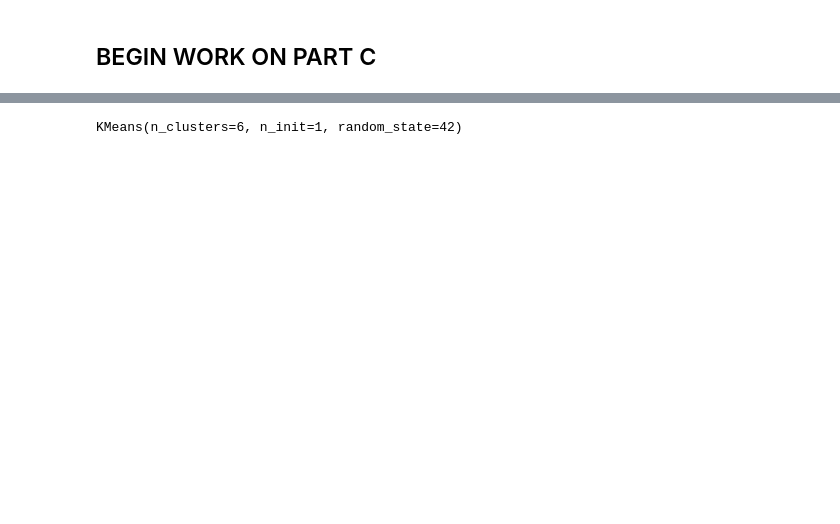
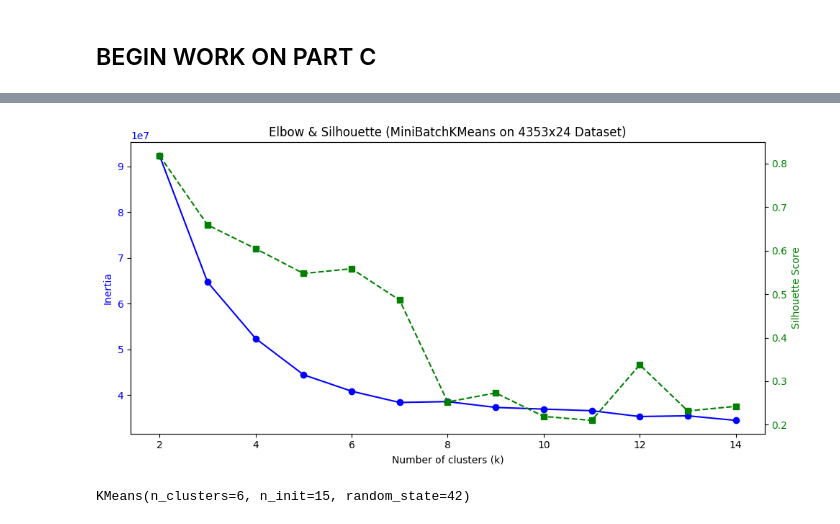
Before and after one commit to z-ferg/UrbanComputingHW, a Jupyter notebook: HW5/q4.ipynb, the cells around one changed output, grey strips where cells are left out. Drawn from its saved outputs; the diff is of its cells as text; code cells hidden in the pictures; blank space fills up the shorter version.

```diff
--- a/HW5/q4.ipynb
+++ b/HW5/q4.ipynb
@@ -215,13 +188,58 @@ start_hour  0   1   2   3   4   5   6   7   ...  16  17  18  19  20  21  22  23
 
 [5 rows x 24 columns]
+# %%
+# !! ChatGPT Generated Code !!
+# --- Step 1: Elbow + Silhouette Test using MiniBatchKMeans ---
+inertias, sil_scores = [], []
+K_range = range(2, 15)
+
+for k in K_range:
+    kmeans = MiniBatchKMeans(n_clusters=k, init='k-means++', n_init=5, batch_size=256, random_state=42)
+    kmeans.fit(station_hourly)
+    inertias.append(kmeans.inertia_)
+
+    sample_size = min(1000, station_hourly.shape[0])
+    idx = np.random.choice(station_hourly.shape[0], sample_size, replace=False)
+    X_sample = station_hourly.iloc[idx]
+    labels_sample = kmeans.predict(X_sample)
+
+    # Silhouette only valid if k > 1 and < n_samples
+    if k < len(X_sample):
+        sil = silhouette_score(X_sample, labels_sample)
+        sil_scores.append(sil)
+    else:
+        sil_scores.append(np.nan)
+
+# --- Step 2: Plot Elbow & Silhouette ---
+fig, ax1 = plt.subplots(figsize=(10, 5))
+ax1.plot(K_range, inertias, 'o-', color='blue', label='Inertia (Elbow)')
+ax1.set_xlabel('Number of clusters (k)')
+ax1.set_ylabel('Inertia', color='blue')
+ax1.tick_params(axis='y', labelcolor='blue')
+
+ax2 = ax1.twinx()
+ax2.plot(K_range, sil_scores, 's--', color='green', label='Silhouette')
+ax2.set_ylabel('Silhouette Score', color='green')
+ax2.tick_params(axis='y', labelcolor='green')
+
+plt.title('Elbow & Silhouette (MiniBatchKMeans on 4353x24 Dataset)')
+fig.tight_layout()
+plt.show()
+# %% [output]
+[figure, added]
 # %%
-station_vanilla_kmeans = KMeans(n_clusters=K, init='random', n_init=1, random_state=42)
+K=6
+
+station_vanilla_kmeans = KMeans(n_clusters=K, init='random', n_init=15, random_state=42)
 station_vanilla_kmeans.fit(station_hourly)
 
-station_special_kmeans = KMeans(n_clusters=K, init='k-means++', n_init=1, random_state=42)
+station_special_kmeans = KMeans(n_clusters=K, init='k-means++', n_init=15, random_state=42)
 station_special_kmeans.fit(station_hourly)
+
+vanilla_labels = station_vanilla_kmeans.fit_predict(station_hourly)
+special_labels = station_special_kmeans.fit_predict(station_hourly)
 # %% [output]
-KMeans(n_clusters=6, n_init=1, random_state=42)
+KMeans(n_clusters=6, n_init=15, random_state=42)
 # %%
 print(f"Random Inertia: \tf{station_vanilla_kmeans.inertia_}")
 print(f"K-means++ Inertia: \tf{station_special_kmeans.inertia_}")
```
Also changed, not shown: parts of 11 cells of this notebook.
